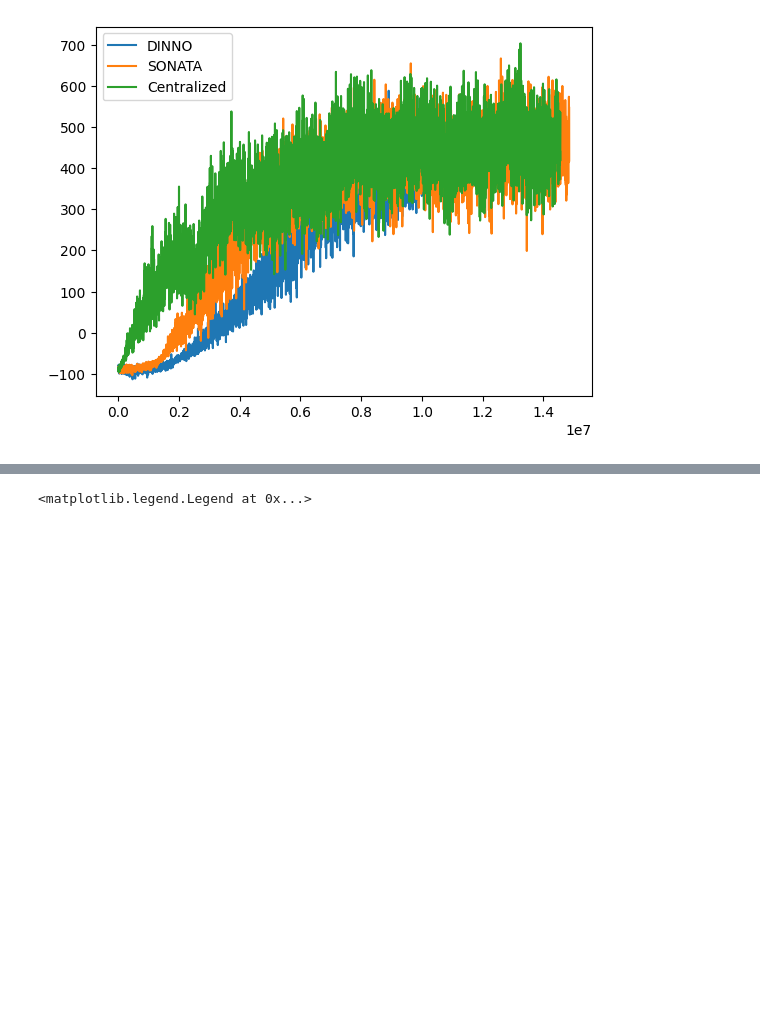
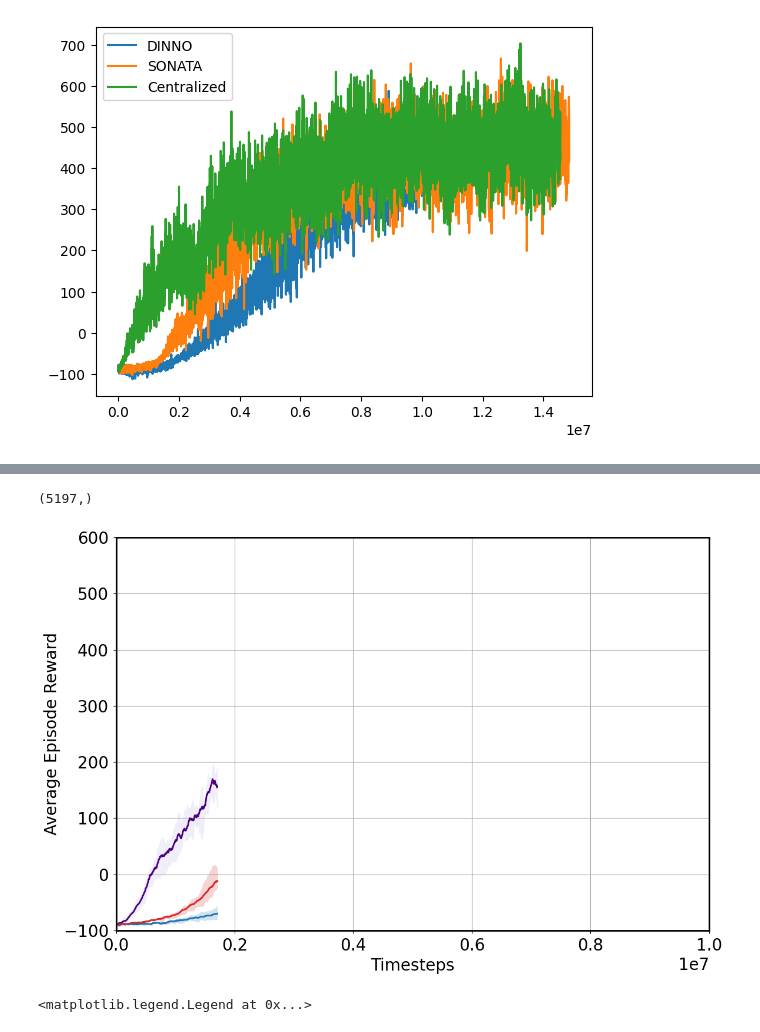
Before and after one commit to hjx-zju/nn_distributed_training, a Jupyter notebook: RL/dist_rl/test.ipynb, the cells around one changed output, grey strips where cells are left out. Saved outputs shown, nothing was run; the diff lists cells and outputs as text; code cells hidden in the pictures; blank space fills up the shorter version.

```diff
--- a/RL/dist_rl/test.ipynb
+++ b/RL/dist_rl/test.ipynb
@@ -145,6 +276,72 @@ fig.savefig(f'hjx_rl/t={clip}.png',dpi=300)
+# %%
+time_stamp_dis=smooth_funciton(np.load('results_sonata/timesteps_sonata_6.npy'),windows_size=window_size)
+time_stamp_dis[:-100].shape
+# %% [output]
+(5197,)
 # %%
 # fig.savefig("rl_reward.png",dpi=1000)
 fig.savefig("rl_reward.pdf",dpi=800)
+# %%
+plt.rcParams.update({'font.size': 16})
+plt.rcParams['pdf.fonttype'] = 42
+plt.rcParams['ps.fonttype'] = 42
+def smooth_funciton(data,windows_size=20):
+    if windows_size==0:
+        return data
+    else:
+        return np.convolve(data, np.ones(windows_size)/windows_size, mode='valid')
+sonata_list=[]
+dinno_list=[]
+cen_list=[]
+dsgt_list=[]
+kgt_list=[]
+window_size=20
+(fig, ax0) = plt.subplots(figsize=(12, 8), tight_layout=True)
+plt.style.use('seaborn-paper')  # 更改图表风格
+default_colors = plt.rcParams['axes.prop_cycle'].by_key()['color']
+time_stamp_dis=smooth_funciton(np.load('results_sonata/timesteps_sonata_0.npy'),windows_size=window_size)
+time_stamp_dinno=smooth_funciton(np.load('results_dinno/timesteps_dinno_1.npy'),windows_size=window_size)
+time_stamp_kgt=smooth_funciton(np.load('results_kgt/timesteps_kgt_0.npy'),windows_size=window_size)
+time_stamp_dsgt=smooth_funciton(np.load('results_dsgt/timesteps_dsgt_0.npy'),windows_size=window_size)
+time_stamp_cen=smooth_funciton(np.load('../results_cen/timesteps_0.npy'),windows_size=window_size)
+for i in range(5):
+    cen_reward=np.load('../results_cen/avg_ep_rews_'+str(i)+'.npy')
+    cen_list.append(smooth_funciton(cen_reward,windows_size=window_size))
+    sonata_reward=np.load('results_sonata/avg_ep_rews_sonata_'+str(i)+'.npy')
+    sonata_list.append(smooth_funciton(sonata_reward,windows_size=window_size))
+    dinno_reward=np.load('results_dinno/avg_ep_rews_dinno_'+str(i)+'.npy')
+    dinno_list.append(smooth_funciton(dinno_reward,windows_size=window_size))
+
+sonata_list=np.stack(sonata_list)
+dinno_list=np.stack(dinno_list[1:])
+cen_list=np.stack(cen_list)
+
+clip=600
+ax0.plot(time_stamp_cen[:clip],smooth(np.mean(cen_list,axis=0))[:clip],label='Centralized',c='indigo',linewidth=2)
+ax0.plot(time_stamp_dinno[:clip],smooth(np.mean(dinno_list,axis=0))[:clip],label='DINNO',c=default_colors[0],linewidth=2)
+
+ax0.plot(time_stamp_dis[:clip],smooth(np.mean(sonata_list,axis=0))[:clip],label='CoCoL',c=default_colors[3],linewidth=2)
+alpha_value=0.2
+ax0.fill_between(time_stamp_dinno[:clip],smooth(np.amin(dinno_list,axis=0))[:clip],smooth(np.amax(dinno_list,axis=0))[:clip],alpha=alpha_value,color=default_colors[0],zorder=6)
+ax0.fill_between(time_stamp_cen[:clip],smooth(np.amin(cen_list,axis=0))[:clip],smooth(np.amax(cen_list,axis=0))[:clip],alpha=0.1,color='slateblue',zorder=1)
+
+ax0.fill_between(time_stamp_dis[:clip],smooth(np.amin(sonata_list,axis=0))[:clip],smooth(np.amax(sonata_list,axis=0))[:clip],alpha=alpha_value,color=default_colors[3],zorder=5)
+
+# ax0.legend(loc='lower right',fontsize=20)
+ax0.tick_params(axis='both', which='major', labelsize=20)
+
+ax0.set_xlim([0, 1e7])
+ax0.set_ylim([-100, 600])
+ax0.set_xlabel('Timesteps',fontsize=20)
+ax0.set_ylabel('Average Episode Reward',fontsize=20)
+ax0.xaxis.get_offset_text().set_fontsize(20)
+# 设置边框加粗
+for spine in ax0.spines.values():
+    spine.set_linewidth(2)  # 你可以根据需要调整这个值
+ax0.grid()
+# fig.savefig(f'hjx_rl/t={clip}.png',dpi=300)
+# %% [output]
+[figure, added]
 # %%
 fig,ax=plt.subplots(1,2,figsize=(10,5))
 times=np.load('results_sonata/timesteps_sonata_300.npy')
```
Also changed, not shown: parts of 3 cells of this notebook, 24 other files.
